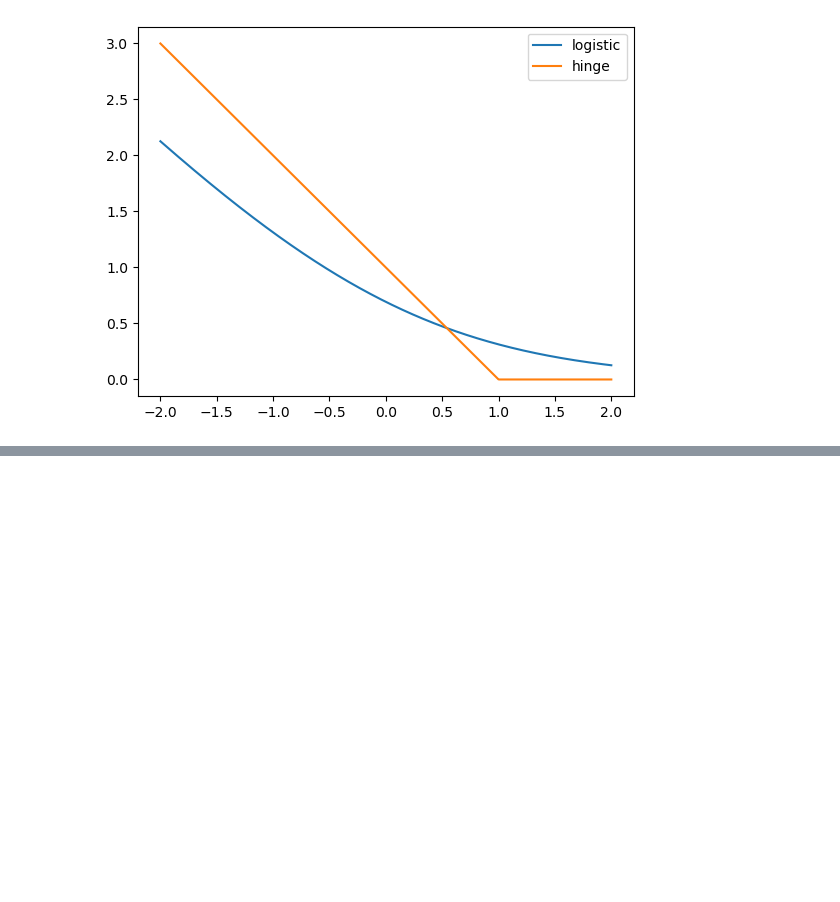
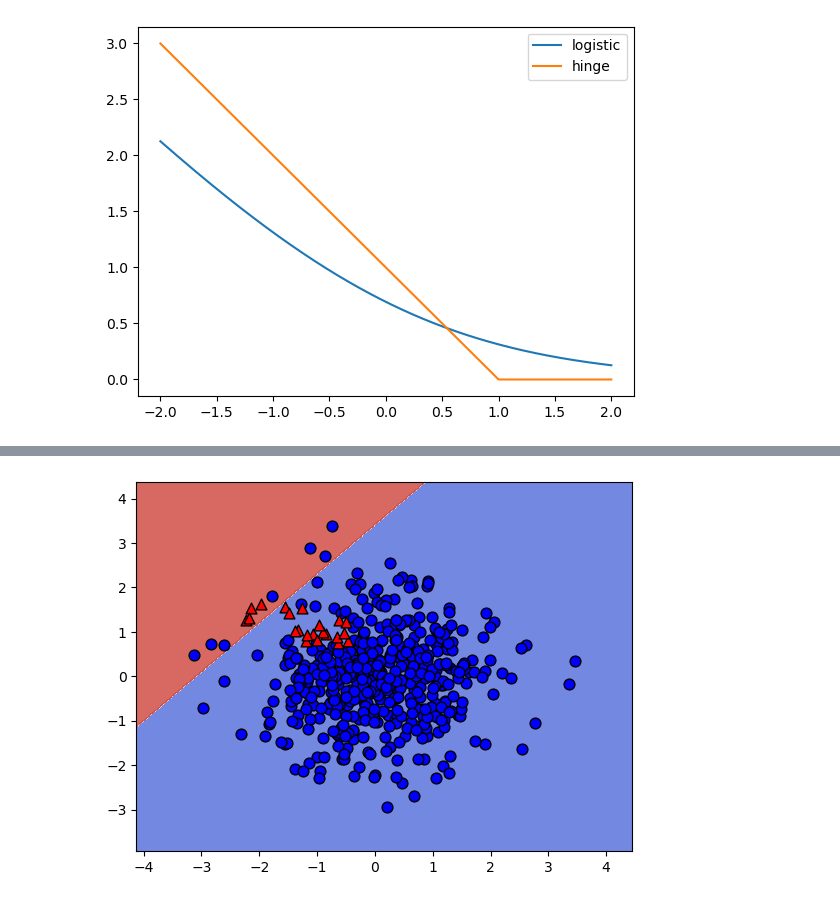
Before and after one commit to GuoweiYang19891101/datacamp_machine_learning_scientist_python, a Jupyter notebook: 3_linear_classifiers.ipynb, the cells around one changed output, grey strips where cells are left out. Saved outputs shown, nothing was run; the diff lists cells and outputs as text; code cells hidden in the pictures; blank space fills up the shorter version.

```diff
--- a/3_linear_classifiers.ipynb
+++ b/3_linear_classifiers.ipynb
@@ -517,0 +1407,10 @@ plt.show()
+# %%
+
+# create the binary classifier (class 1 vs. rest)
+lr_class_1 = LogisticRegression(C=100)
+lr_class_1.fit(X_train, y_train==1)
+
+# plot the binary classifier (function has been loaded above)
+plot_classifier(X_train, y_train==1, lr_class_1)
+# %% [output]
+[figure, added]
```
Also changed, not shown: parts of 27 cells of this notebook, 10 other files.
